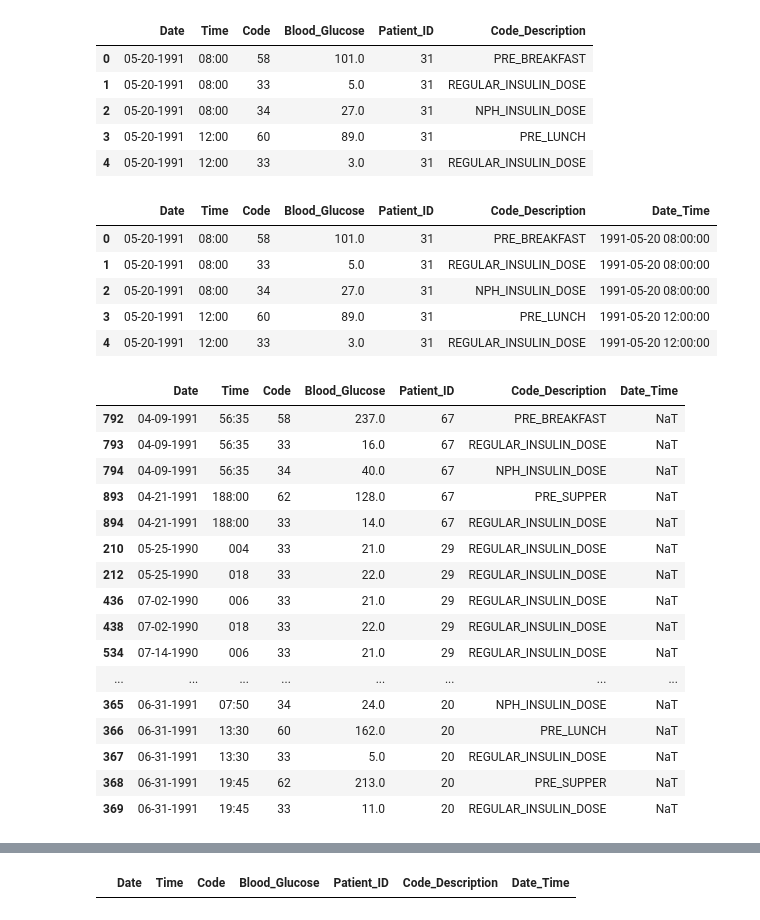
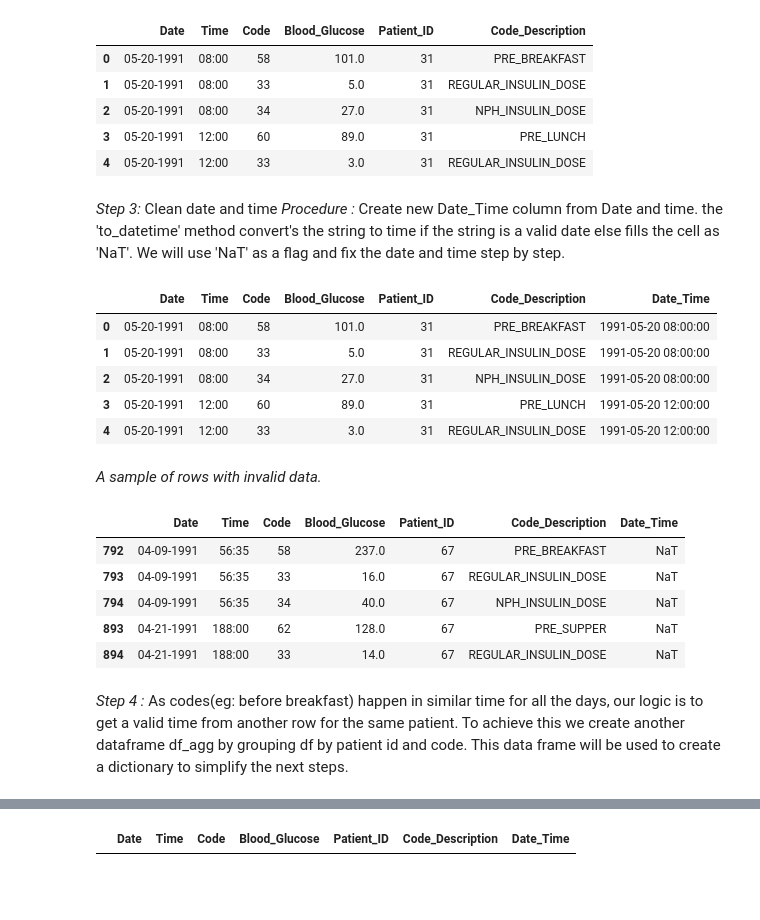
Before and after one commit to johngunaseelan/Hypoglycemia-Detection, a Jupyter notebook: Code/Data-Wrangling-II.ipynb, the cells around one changed output, grey strips where cells are left out. Drawn from its saved outputs; the diff is of its cells as text; code cells hidden in the pictures; blank space fills up the shorter version.

```diff
--- a/Code/Data-Wrangling-II.ipynb
+++ b/Code/Data-Wrangling-II.ipynb
@@ -116,42 +128,33 @@ df.head()
 | 2 | 05-20-1991 | 08:00 | 34 | 27.0 | 31 | NPH_INSULIN_DOSE |
 | 3 | 05-20-1991 | 12:00 | 60 | 89.0 | 31 | PRE_LUNCH |
 | 4 | 05-20-1991 | 12:00 | 33 | 3.0 | 31 | REGULAR_INSULIN_DOSE |
-# %%
-#Step 3: Clean date and time
-#Procedure: Create new Date_Time column from Date and time. the 'to_datetime' method convert's the string to time if the
-#string is a valid date else fills the cell as 'NaT'. We will use 'NaT' as a flag and fix the date and time step by step.
-
-df['Date_Time'] = pd.to_datetime(df['Date'].str.strip()+" "+df['Time'].str.strip(),
-                                 format="%m-%d-%Y %H:%M", errors="coerce")
-
-df.head()
-# %% [output]
-|  | Date | Time | Code | Blood_Glucose | Patient_ID | Code_Description | Date_Time |
-| 0 | 05-20-1991 | 08:00 | 58 | 101.0 | 31 | PRE_BREAKFAST | 1991-05-20 08:00:00 |
-| 1 | 05-20-1991 | 08:00 | 33 | 5.0 | 31 | REGULAR_INSULIN_DOSE | 1991-05-20 08:00:00 |
-| 2 | 05-20-1991 | 08:00 | 34 | 27.0 | 31 | NPH_INSULIN_DOSE | 1991-05-20 08:00:00 |
-| 3 | 05-20-1991 | 12:00 | 60 | 89.0 | 31 | PRE_LUNCH | 1991-05-20 12:00:00 |
-| 4 | 05-20-1991 | 12:00 | 33 | 3.0 | 31 | REGULAR_INSULIN_DOSE | 1991-05-20 12:00:00 |
+# %% [markdown]
+*Step 3:* Clean date and time
+*Procedure :* Create new Date_Time column from Date and time. the 'to_datetime' method convert's the string to time if the string is a valid date else fills the cell as 'NaT'. We will use 'NaT' as a flag and fix the date and time step by step.
+# %%
+df['Date_Time'] = pd.to_datetime(df['Date'].str.strip()+" "+df['Time'].str.strip(),
+                                 format="%m-%d-%Y %H:%M", errors="coerce")
+
+df.head()
+# %% [output]
+|  | Date | Time | Code | Blood_Glucose | Patient_ID | Code_Description | Date_Time |
+| 0 | 05-20-1991 | 08:00 | 58 | 101.0 | 31 | PRE_BREAKFAST | 1991-05-20 08:00:00 |
+| 1 | 05-20-1991 | 08:00 | 33 | 5.0 | 31 | REGULAR_INSULIN_DOSE | 1991-05-20 08:00:00 |
+| 2 | 05-20-1991 | 08:00 | 34 | 27.0 | 31 | NPH_INSULIN_DOSE | 1991-05-20 08:00:00 |
+| 3 | 05-20-1991 | 12:00 | 60 | 89.0 | 31 | PRE_LUNCH | 1991-05-20 12:00:00 |
+| 4 | 05-20-1991 | 12:00 | 33 | 3.0 | 31 | REGULAR_INSULIN_DOSE | 1991-05-20 12:00:00 |
+# %% [markdown]
+*A sample of rows with invalid data.*
 # %%
-#This cell just shows the invalid dates and times.
-
-df.loc[df.isnull().any(axis=1)]
+df.loc[df.isnull().any(axis=1)].head()
 # %% [output]
 |  | Date | Time | Code | Blood_Glucose | Patient_ID | Code_Description | Date_Time |
 | 792 | 04-09-1991 | 56:35 | 58 | 237.0 | 67 | PRE_BREAKFAST | NaT |
 | 793 | 04-09-1991 | 56:35 | 33 | 16.0 | 67 | REGULAR_INSULIN_DOSE | NaT |
 | 794 | 04-09-1991 | 56:35 | 34 | 40.0 | 67 | NPH_INSULIN_DOSE | NaT |
 | 893 | 04-21-1991 | 188:00 | 62 | 128.0 | 67 | PRE_SUPPER | NaT |
 | 894 | 04-21-1991 | 188:00 | 33 | 14.0 | 67 | REGULAR_INSULIN_DOSE | NaT |
-| 210 | 05-25-1990 | 004 | 33 | 21.0 | 29 | REGULAR_INSULIN_DOSE | NaT |
-| 212 | 05-25-1990 | 018 | 33 | 22.0 | 29 | REGULAR_INSULIN_DOSE | NaT |
-| 436 | 07-02-1990 | 006 | 33 | 21.0 | 29 | REGULAR_INSULIN_DOSE | NaT |
-| 438 | 07-02-1990 | 018 | 33 | 22.0 | 29 | REGULAR_INSULIN_DOSE | NaT |
-| 534 | 07-14-1990 | 006 | 33 | 21.0 | 29 | REGULAR_INSULIN_DOSE | NaT |
-| ... | ... | ... | ... | ... | ... | ... | ... |
-| 365 | 06-31-1991 | 07:50 | 34 | 24.0 | 20 | NPH_INSULIN_DOSE | NaT |
-| 366 | 06-31-1991 | 13:30 | 60 | 162.0 | 20 | PRE_LUNCH | NaT |
-| 367 | 06-31-1991 | 13:30 | 33 | 5.0 | 20 | REGULAR_INSULIN_DOSE | NaT |
-| 368 | 06-31-1991 | 19:45 | 62 | 213.0 | 20 | PRE_SUPPER | NaT |
-| 369 | 06-31-1991 | 19:45 | 33 | 11.0 | 20 | REGULAR_INSULIN_DOSE | NaT |
+# %% [markdown]
+*Step 4 :* As codes(eg: before breakfast) happen in similar time for all the days, our logic is to get a valid time from another row for the same patient. To achieve this we create another dataframe df_agg by grouping df by patient id
+and code. This data frame will be used to create a dictionary to simplify the next steps.
 # %%
```
Also changed, not shown: parts of 27 cells of this notebook.
